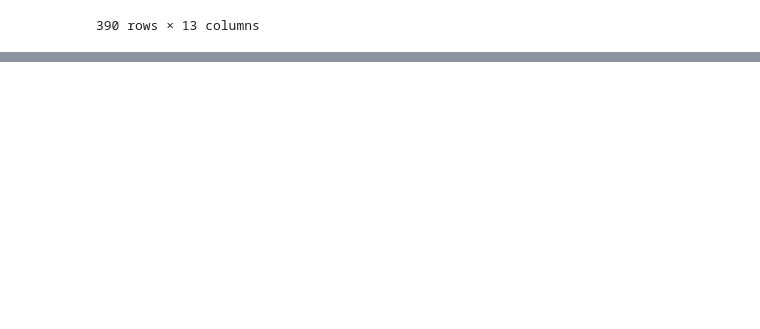
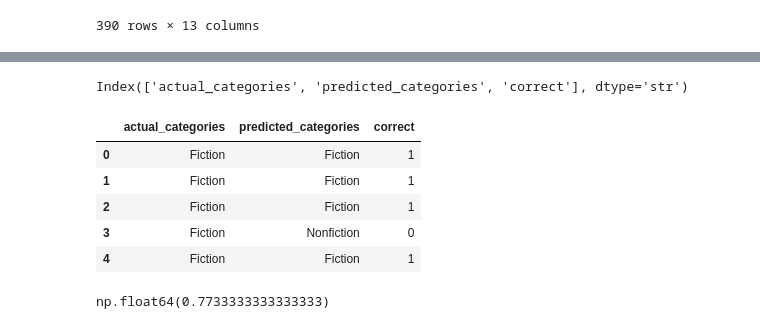
Before and after one commit to Hellopal007/BookReccomendation, a Jupyter notebook: text-classification.ipynb, the cells around one changed output, grey strips where cells are left out. Drawn from its saved outputs; the diff is of its cells as text; code cells hidden in the pictures; blank space fills up the shorter version.

```diff
--- a/text-classification.ipynb
+++ b/text-classification.ipynb
@@ -67,0 +119,18 @@ category_mapping = {
+# %%
+from tqdm import tqdm
+
+
+actual_cats =[]
+predicted_cats =[]
+
+for i in tqdm(range(0,300)):
+    sequence = books.loc[books["simple_categories"]=="Fiction", "description"].reset_index(drop=True)[i]
+    predicted_cats.append(generate_predictions(sequence, fiction_categories))
+    actual_cats.append("Fiction")
+# %%
+for i in tqdm(range(0,300)):
+    sequence = books.loc[books["simple_categories"]=="Nonfiction", "description"].reset_index(drop=True)[i]
+    predicted_cats.append(generate_predictions(sequence, fiction_categories))
+    actual_cats.append("Nonfiction")
+# %%
+prediction_df = pd.DataFrame({"actual_categories": actual_cats, "predicted_categories": predicted_cats})
@@ -67,0 +153,21 @@ category_mapping = {
+# %%
+prediction_df["correct"] = (
+    np.where(prediction_df["actual_categories"]==prediction_df["predicted_categories"], 1,0)
+)
+# %%
+print(prediction_df.columns)
+# %% [output]
+Index(['actual_categories', 'predicted_categories', 'correct'], dtype='str')
+# %%
+prediction_df.head()
+# %% [output]
+|  | actual_categories | predicted_categories | correct |
+| 0 | Fiction | Fiction | 1 |
+| 1 | Fiction | Fiction | 1 |
+| 2 | Fiction | Fiction | 1 |
+| 3 | Fiction | Nonfiction | 0 |
+| 4 | Fiction | Fiction | 1 |
+# %%
+prediction_df["correct"].sum()/len(prediction_df)
+# %% [output]
+np.float64(0.7733333333333333)
```
Also changed, not shown: parts of 11 cells of this notebook, 1 other file.
